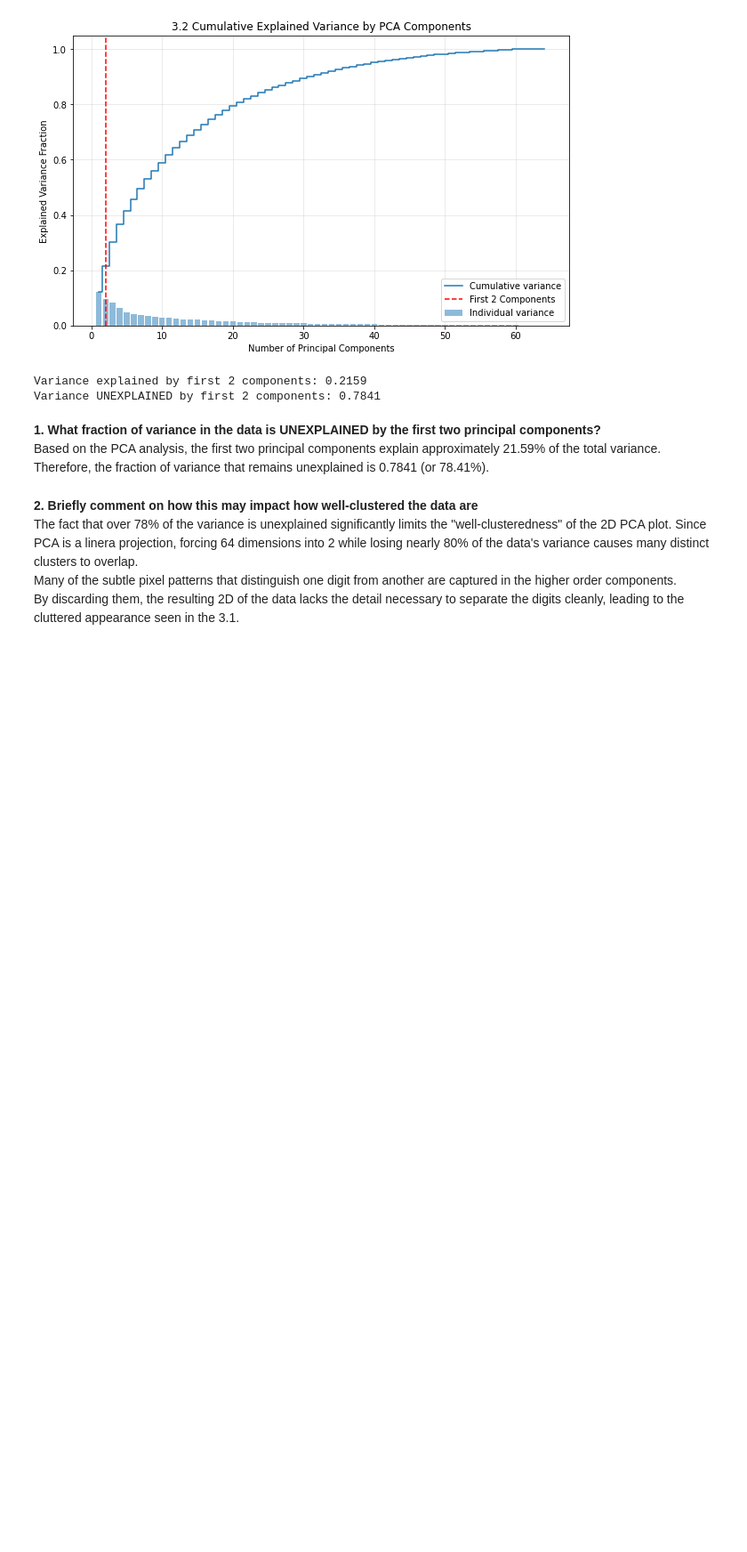
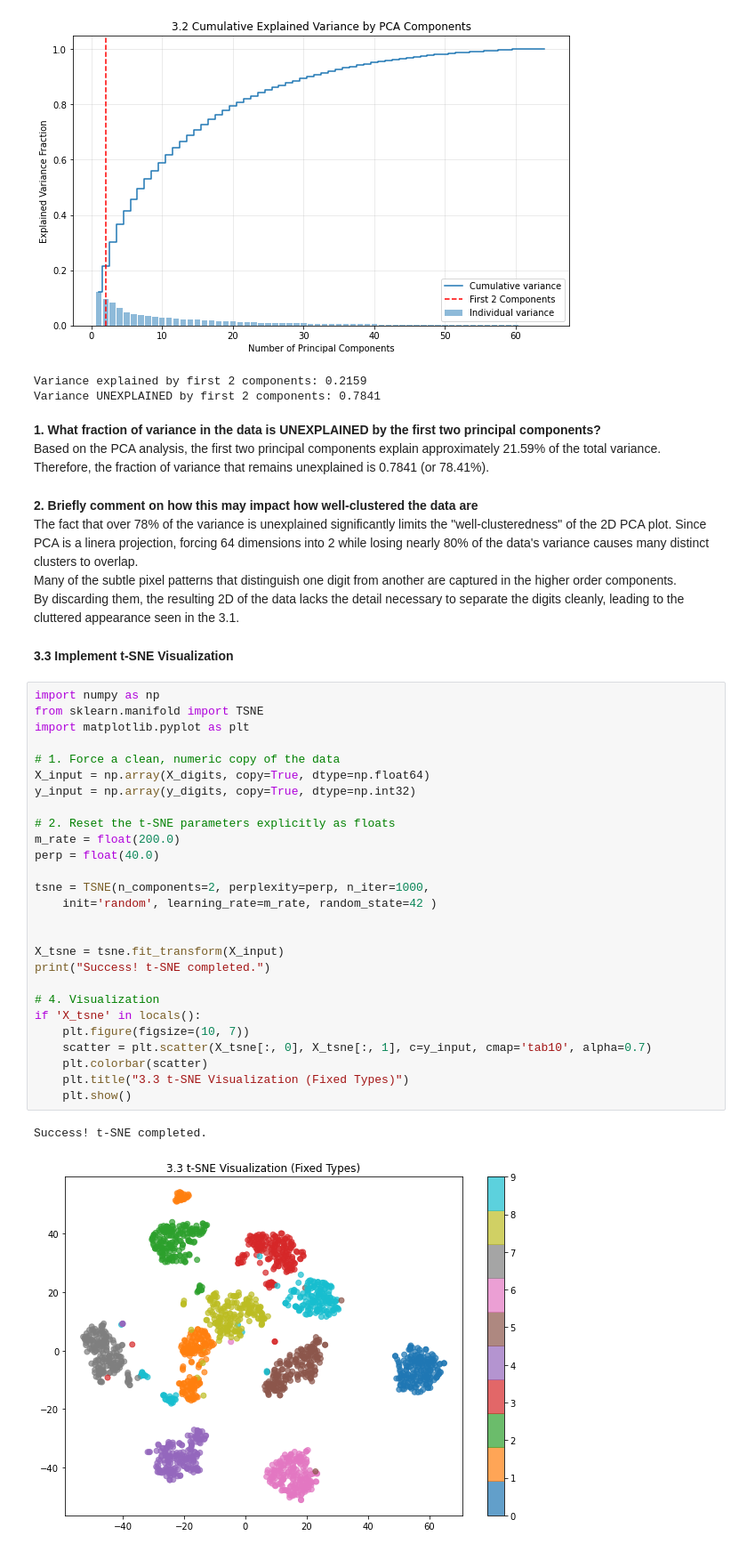
Before and after one commit to edwall201/Machine-Learning-26-Spring, a Jupyter notebook: assign5/assign5.ipynb, the cells around one changed output. Shown at 89% size. Saved outputs shown, nothing was run; the diff lists cells and outputs as text; blank space fills up the shorter version.

```diff
--- a/assign5/assign5.ipynb
+++ b/assign5/assign5.ipynb
@@ -687,3 +687,35 @@ The fact that over 78% of the variance is unexplained significantly limits the "
 Since PCA is a linera projection, forcing 64 dimensions into 2 while losing nearly 80% of the data's variance causes many distinct clusters to overlap.
 Many of the subtle pixel patterns that distinguish one digit from another are captured in the higher order components.
 By discarding them, the resulting 2D of the data lacks the detail necessary to separate the digits cleanly, leading to the cluttered appearance seen in the 3.1.
+# %% [markdown]
+**3.3 Implement t-SNE Visualization**
+# %%
+import numpy as np
+from sklearn.manifold import TSNE
+import matplotlib.pyplot as plt
+
+# 1. Force a clean, numeric copy of the data
+X_input = np.array(X_digits, copy=True, dtype=np.float64)
+y_input = np.array(y_digits, copy=True, dtype=np.int32)
+
+# 2. Reset the t-SNE parameters explicitly as floats
+m_rate = float(200.0)
+perp = float(40.0)
+
+tsne = TSNE(n_components=2, perplexity=perp, n_iter=1000,
+    init='random', learning_rate=m_rate, random_state=42 )
+
+
+X_tsne = tsne.fit_transform(X_input)
+print("Success! t-SNE completed.")
+
+# 4. Visualization
+if 'X_tsne' in locals():
+    plt.figure(figsize=(10, 7))
+    scatter = plt.scatter(X_tsne[:, 0], X_tsne[:, 1], c=y_input, cmap='tab10', alpha=0.7)
+    plt.colorbar(scatter)
+    plt.title("3.3 t-SNE Visualization (Fixed Types)")
+    plt.show()
+# %% [output]
+Success! t-SNE completed.
+[figure, added]
```
Also changed, not shown: parts of 1 cell of this notebook.
